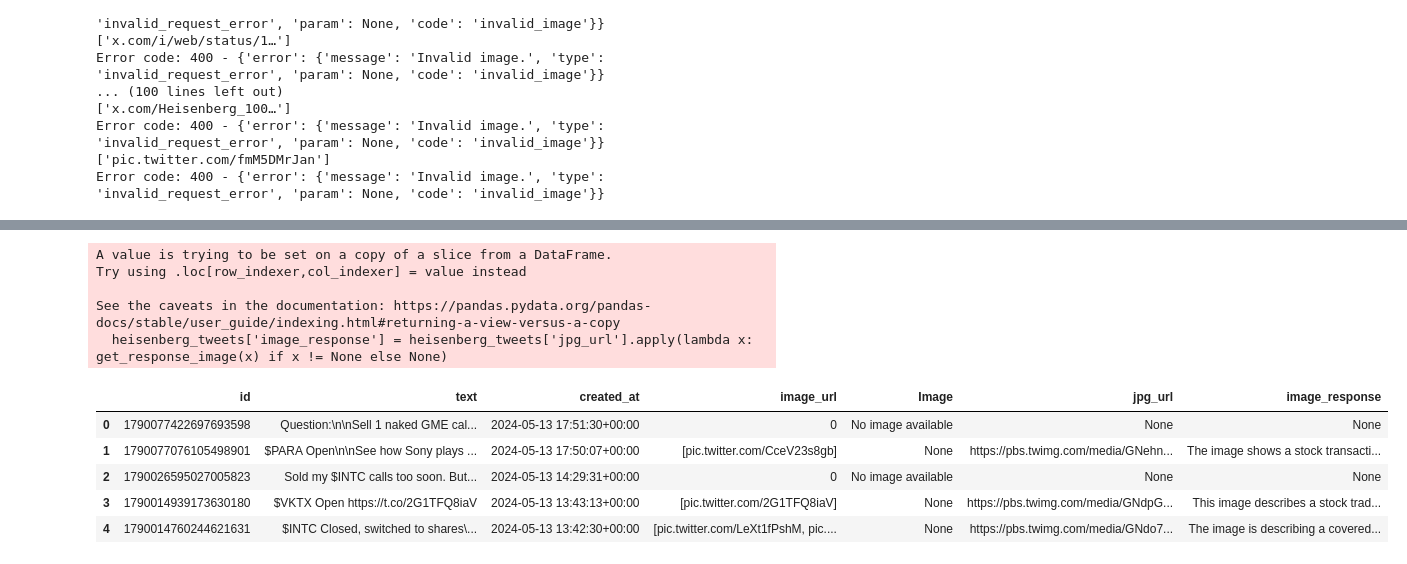
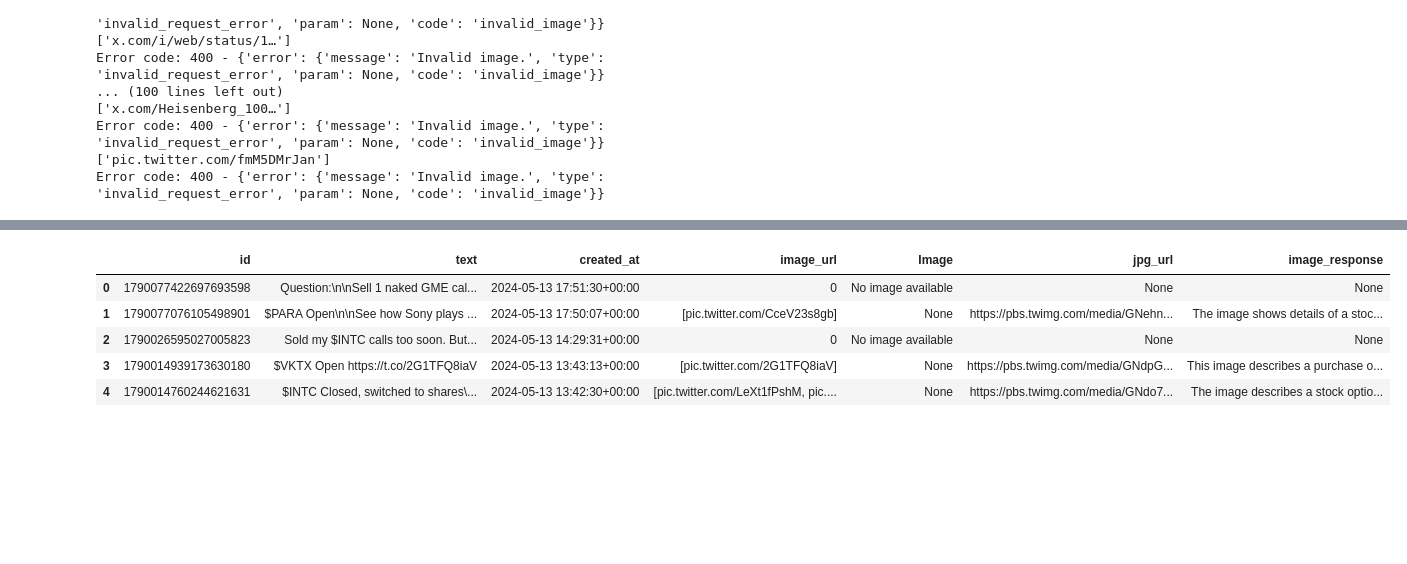
Before and after one commit to amoogat/Project_X, a Jupyter notebook: projectx.ipynb, the cells around one changed output, grey strips where cells are left out. Cells and saved outputs as stored; diff of their text form; code cells hidden in the pictures; blank space fills up the shorter version.

```diff
--- a/projectx.ipynb
+++ b/projectx.ipynb
@@ -254,6 +181,8 @@ def get_response_guided(text) :
 
     return response.choices[0].message.content.strip()
 # %%
+from bs4 import BeautifulSoup
+from selenium import webdriver
 
 
 
@@ -269,7 +198,7 @@ def get_response_image(text) :
         {
           "role": "user",
           "content": [
-            {"type": "text", "text": "What option play is this image describing?"},
+            {"type": "text", "text": "What kind of stock purchase is this image describing? If it is an option play like a call or a put please specify."},
             {
               "type": "image_url",
               "image_url": {
@@ -322,6 +252,7 @@ df1[selected]
-# %%
-heisenberg_tweets = heisenberg_tweets.head(5)
+# %%
+ht_mini = heisenberg_tweets.head(5)
 # %%
+#pull up website using the display_url gathered before and download image file with "media" tag
 def initialize_webdriver():
     options = Options()
     options.add_argument("--headless")
@@ -369,6 +300,7 @@ def get_jpg_url(driver, url):
 driver = initialize_webdriver()
 
 try:
-    heisenberg_tweets['jpg_url'] = heisenberg_tweets['image_url'].apply(lambda x: get_jpg_url(driver, x))
+    ht_mini.loc[:, 'jpg_url'] = ht_mini['image_url'].apply(lambda x: get_jpg_url(driver, x))
+
 finally:
     driver.quit()
@@ -381,15 +307,10 @@ See the caveats in the documentation: https://pandas.pydata.org/pandas-docs/stab
 # %%
-heisenberg_tweets['image_response'] = heisenberg_tweets['jpg_url'].apply(lambda x: get_response_image(x) if x != None else None)
-display(heisenberg_tweets)
+ht_mini.loc[:,'image_response'] = ht_mini['jpg_url'].apply(lambda x: get_response_image(x) if x != None else None)
+display(ht_mini)
 # %% [output]
-A value is trying to be set on a copy of a slice from a DataFrame.
-Try using .loc[row_indexer,col_indexer] = value instead
-
-See the caveats in the documentation: https://pandas.pydata.org/pandas-docs/stable/user_guide/indexing.html#returning-a-view-versus-a-copy
-  heisenberg_tweets['image_response'] = heisenberg_tweets['jpg_url'].apply(lambda x: get_response_image(x) if x != None else None)
 |  | id | text | created_at | image_url | Image | jpg_url | image_response |
 | 0 | 1790077422697693598 | Question:\n\nSell 1 naked GME cal... | 2024-05-13 17:51:30+00:00 | 0 | No image available | None | None |
-| 1 | 1790077076105498901 | $PARA Open\n\nSee how Sony plays ... | 2024-05-13 17:50:07+00:00 | [pic.twitter.com/CceV23s8gb] | None | https://pbs.twimg.com/media/GNehn... | The image shows a stock transacti... |
+| 1 | 1790077076105498901 | $PARA Open\n\nSee how Sony plays ... | 2024-05-13 17:50:07+00:00 | [pic.twitter.com/CceV23s8gb] | None | https://pbs.twimg.com/media/GNehn... | The image shows details of a stoc... |
 | 2 | 1790026595027005823 | Sold my $INTC calls too soon. But... | 2024-05-13 14:29:31+00:00 | 0 | No image available | None | None |
-| 3 | 1790014939173630180 | $VKTX Open https://t.co/2G1TFQ8iaV | 2024-05-13 13:43:13+00:00 | [pic.twitter.com/2G1TFQ8iaV] | None | https://pbs.twimg.com/media/GNdpG... | This image describes a stock trad... |
-| 4 | 1790014760244621631 | $INTC Closed, switched to shares\... | 2024-05-13 13:42:30+00:00 | [pic.twitter.com/LeXt1fPshM, pic.... | None | https://pbs.twimg.com/media/GNdo7... | The image is describing a covered... |
+| 3 | 1790014939173630180 | $VKTX Open https://t.co/2G1TFQ8iaV | 2024-05-13 13:43:13+00:00 | [pic.twitter.com/2G1TFQ8iaV] | None | https://pbs.twimg.com/media/GNdpG... | This image describes a purchase o... |
+| 4 | 1790014760244621631 | $INTC Closed, switched to shares\... | 2024-05-13 13:42:30+00:00 | [pic.twitter.com/LeXt1fPshM, pic.... | None | https://pbs.twimg.com/media/GNdo7... | The image describes a stock optio... |
```
Also changed, not shown: parts of 12 cells of this notebook.
